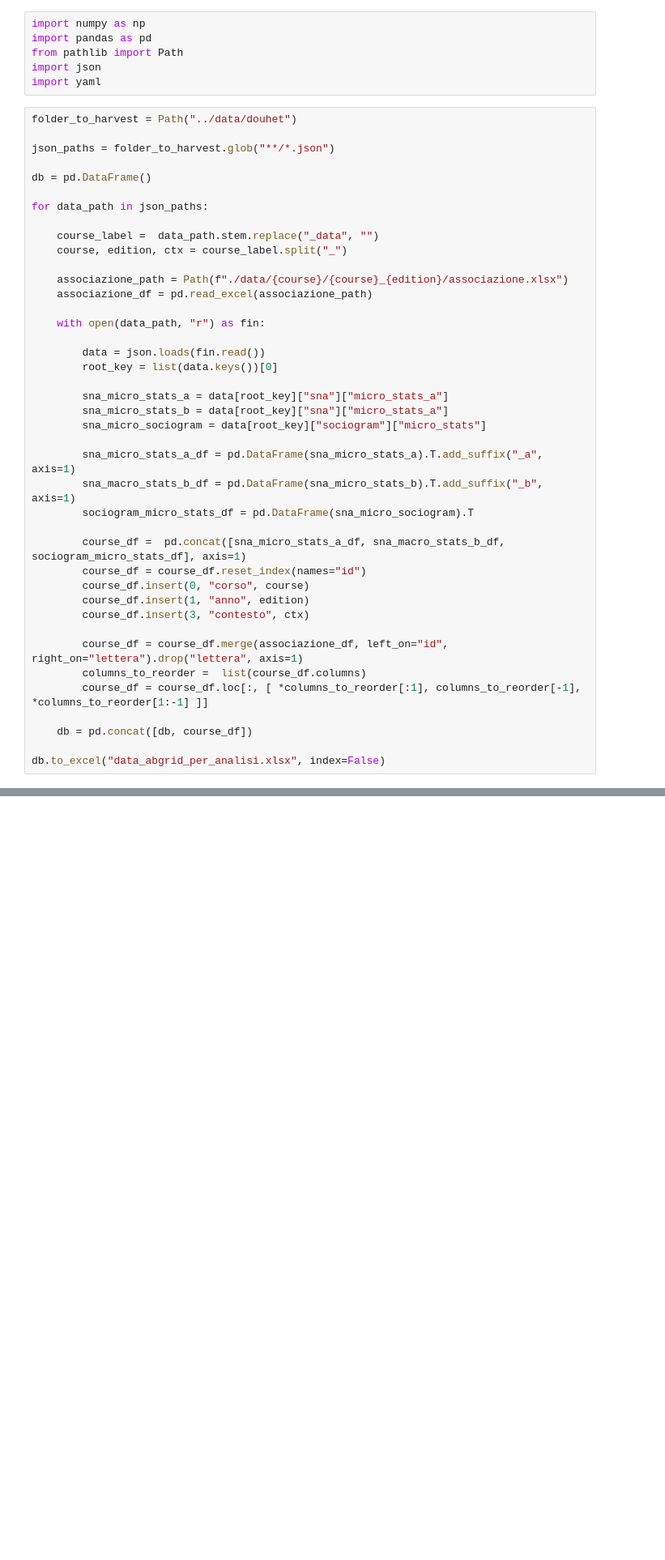
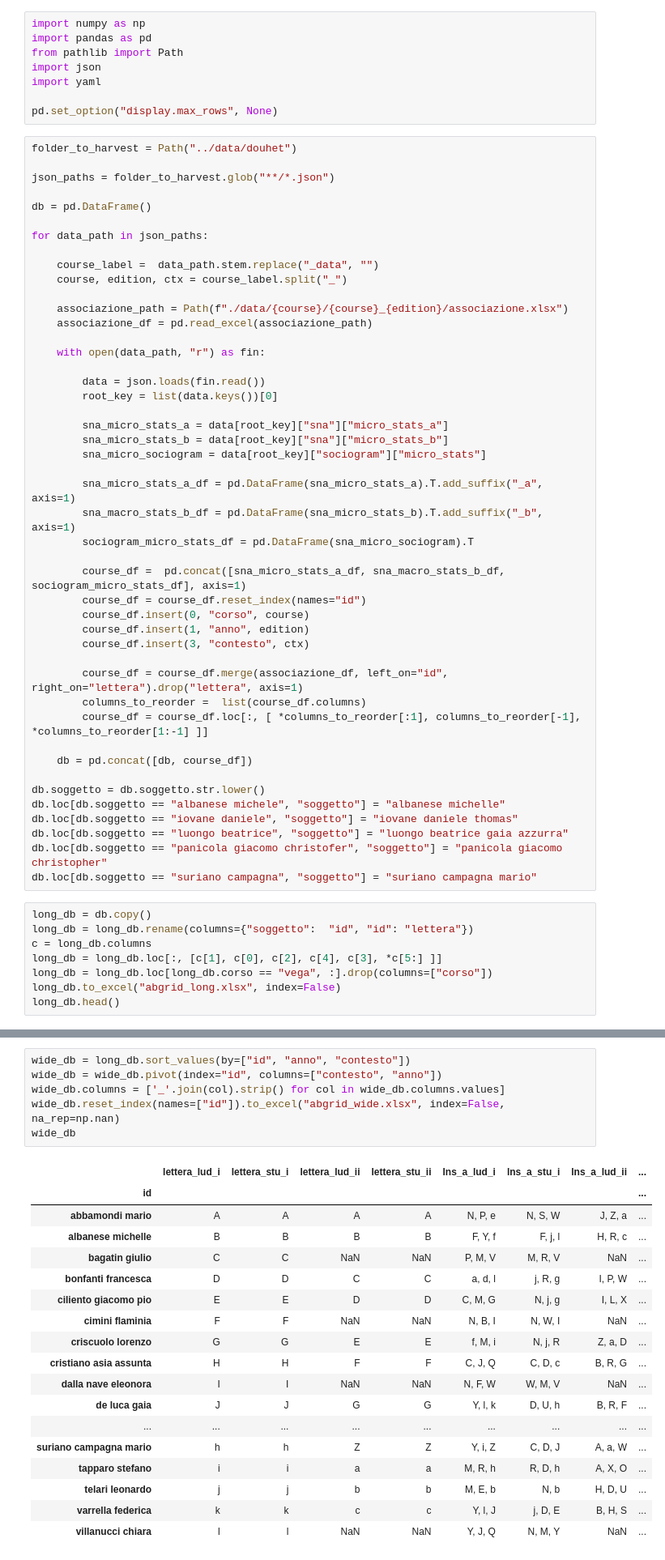
Before and after one commit to alkaest2002/abgrid, a Jupyter notebook: ipython/db.ipynb, the cells around one changed output, grey strips where cells are left out. Shown at 81% size. Drawn from its saved outputs; the diff is of its cells as text; blank space fills up the shorter version.

```diff
--- a/ipython/db.ipynb
+++ b/ipython/db.ipynb
@@ -4,6 +4,8 @@ import pandas as pd
 from pathlib import Path
 import json
 import yaml
+
+pd.set_option("display.max_rows", None)
 # %%
 folder_to_harvest = Path("../data/douhet")
 
@@ -25,7 +27,7 @@ for data_path in json_paths:
         root_key = list(data.keys())[0]
 
         sna_micro_stats_a = data[root_key]["sna"]["micro_stats_a"]
-        sna_micro_stats_b = data[root_key]["sna"]["micro_stats_a"]
+        sna_micro_stats_b = data[root_key]["sna"]["micro_stats_b"]
         sna_micro_sociogram = data[root_key]["sociogram"]["micro_stats"]
 
         sna_micro_stats_a_df = pd.DataFrame(sna_micro_stats_a).T.add_suffix("_a", axis=1)
@@ -44,4 +46,17 @@ for data_path in json_paths:
 
     db = pd.concat([db, course_df])
 
-db.to_excel("data_abgrid_per_analisi.xlsx", index=False)
+db.soggetto = db.soggetto.str.lower()
+db.loc[db.soggetto == "albanese michele", "soggetto"] = "albanese michelle"
+db.loc[db.soggetto == "iovane daniele", "soggetto"] = "iovane daniele thomas"
+db.loc[db.soggetto == "luongo beatrice", "soggetto"] = "luongo beatrice gaia azzurra"
+db.loc[db.soggetto == "panicola giacomo christofer", "soggetto"] = "panicola giacomo christopher"
+db.loc[db.soggetto == "suriano campagna", "soggetto"] = "suriano campagna mario"
+# %%
+long_db = db.copy()
+long_db = long_db.rename(columns={"soggetto":  "id", "id": "lettera"})
+c = long_db.columns
+long_db = long_db.loc[:, [c[1], c[0], c[2], c[4], c[3], *c[5:] ]]
+long_db = long_db.loc[long_db.corso == "vega", :].drop(columns=["corso"])
+long_db.to_excel("abgrid_long.xlsx", index=False)
+long_db.head()
@@ -47,0 +71,25 @@ db.to_excel("data_abgrid_per_analisi.xlsx", index=False)
+# %%
+wide_db = long_db.sort_values(by=["id", "anno", "contesto"])
+wide_db = wide_db.pivot(index="id", columns=["contesto", "anno"])
+wide_db.columns = ['_'.join(col).strip() for col in wide_db.columns.values]
+wide_db.reset_index(names=["id"]).to_excel("abgrid_wide.xlsx", index=False, na_rep=np.nan)
+wide_db
+# %% [output]
+|  | lettera_lud_i | lettera_stu_i | lettera_lud_ii | lettera_stu_ii | lns_a_lud_i | lns_a_stu_i | lns_a_lud_ii | ... |
+| id |  |  |  |  |  |  |  | ... |
+| abbamondi mario | A | A | A | A | N, P, e | N, S, W | J, Z, a | ... |
+| albanese michelle | B | B | B | B | F, Y, f | F, j, l | H, R, c | ... |
+| bagatin giulio | C | C | NaN | NaN | P, M, V | M, R, V | NaN | ... |
+| bonfanti francesca | D | D | C | C | a, d, l | j, R, g | I, P, W | ... |
+| ciliento giacomo pio | E | E | D | D | C, M, G | N, j, g | I, L, X | ... |
+| cimini flaminia | F | F | NaN | NaN | N, B, I | N, W, I | NaN | ... |
+| criscuolo lorenzo | G | G | E | E | f, M, i | N, j, R | Z, a, D | ... |
+| cristiano asia assunta | H | H | F | F | C, J, Q | C, D, c | B, R, G | ... |
+| dalla nave eleonora | I | I | NaN | NaN | N, F, W | W, M, V | NaN | ... |
+| de luca gaia | J | J | G | G | Y, l, k | D, U, h | B, R, F | ... |
+| ... | ... | ... | ... | ... | ... | ... | ... | ... |
+| suriano campagna mario | h | h | Z | Z | Y, i, Z | C, D, J | A, a, W | ... |
+| tapparo stefano | i | i | a | a | M, R, h | R, D, h | A, X, O | ... |
+| telari leonardo | j | j | b | b | M, E, b | N, b | H, D, U | ... |
+| varrella federica | k | k | c | c | Y, l, J | j, D, E | B, H, S | ... |
+| villanucci chiara | l | l | NaN | NaN | Y, J, Q | N, M, Y | NaN | ... |
```
Also changed, not shown: parts of 3 cells of this notebook, 2 other files.
